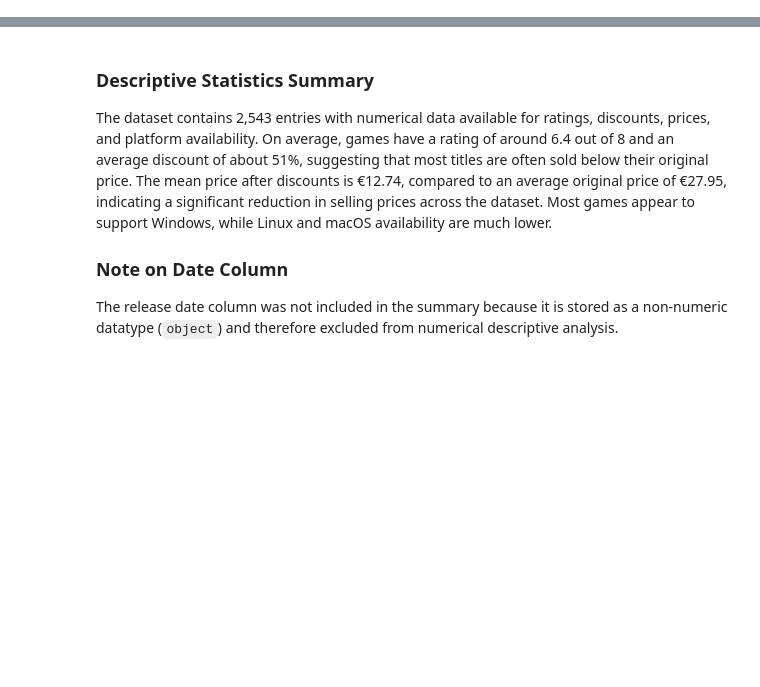
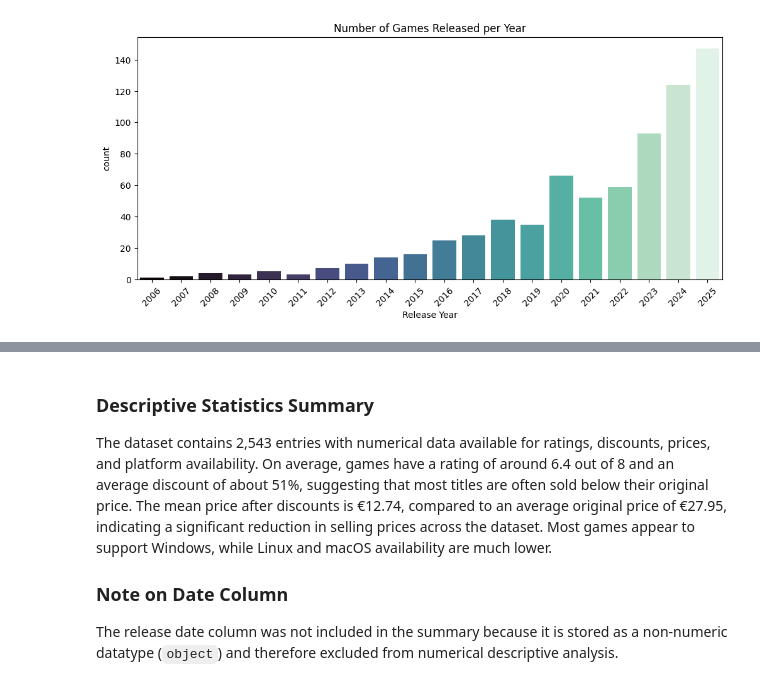
Before and after one commit to jbenigeri/Video-Game-Price-Analysis, a Jupyter notebook: src/explore_steam_data.ipynb, the cells around one changed output, grey strips where cells are left out. Cells and saved outputs as stored; diff of their text form; code cells hidden in the pictures; blank space fills up the shorter version.

```diff
--- a/src/explore_steam_data.ipynb
+++ b/src/explore_steam_data.ipynb
@@ -10,0 +149,24 @@ df.head()
+# %%
+df['Release Year'] = df['Release Date'].dt.year
+
+# For plotting, use only rows with a year and cast to plain int
+plot_df = df[df['Release Year'].notna()].copy()
+plot_df['ReleaseYearInt'] = plot_df['Release Year'].astype(int)
+
+order = sorted(plot_df['ReleaseYearInt'].unique())
+
+plt.figure(figsize=(12,5))
+sns.countplot(
+    x='ReleaseYearInt',
+    hue='ReleaseYearInt',          # to use the palette w/o deprecation warning
+    data=plot_df,
+    palette='mako',
+    order=order,
+    legend=False
+)
+plt.title('Number of Games Released per Year')
+plt.xlabel('Release Year')
+plt.xticks(rotation=45)
+plt.show()
+# %% [output]
+[figure, new version]
```
Also changed, not shown: parts of 21 cells of this notebook, 1 other file.
